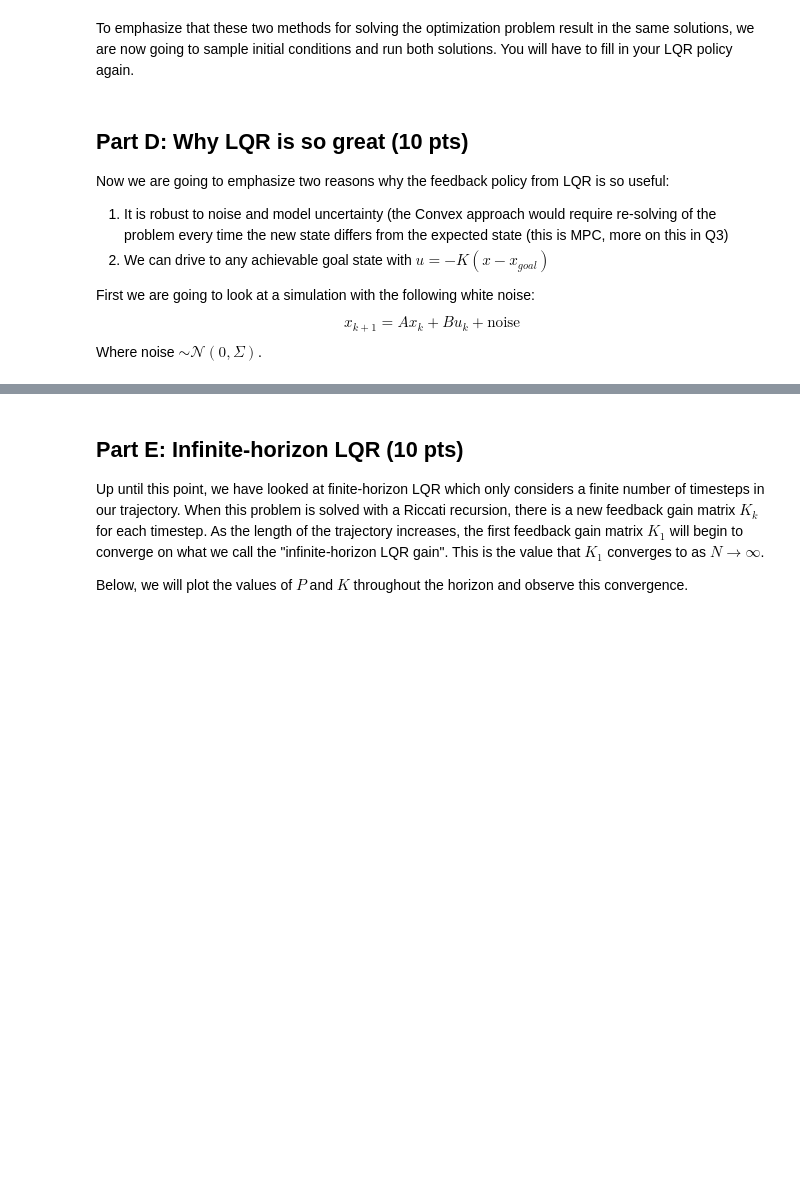
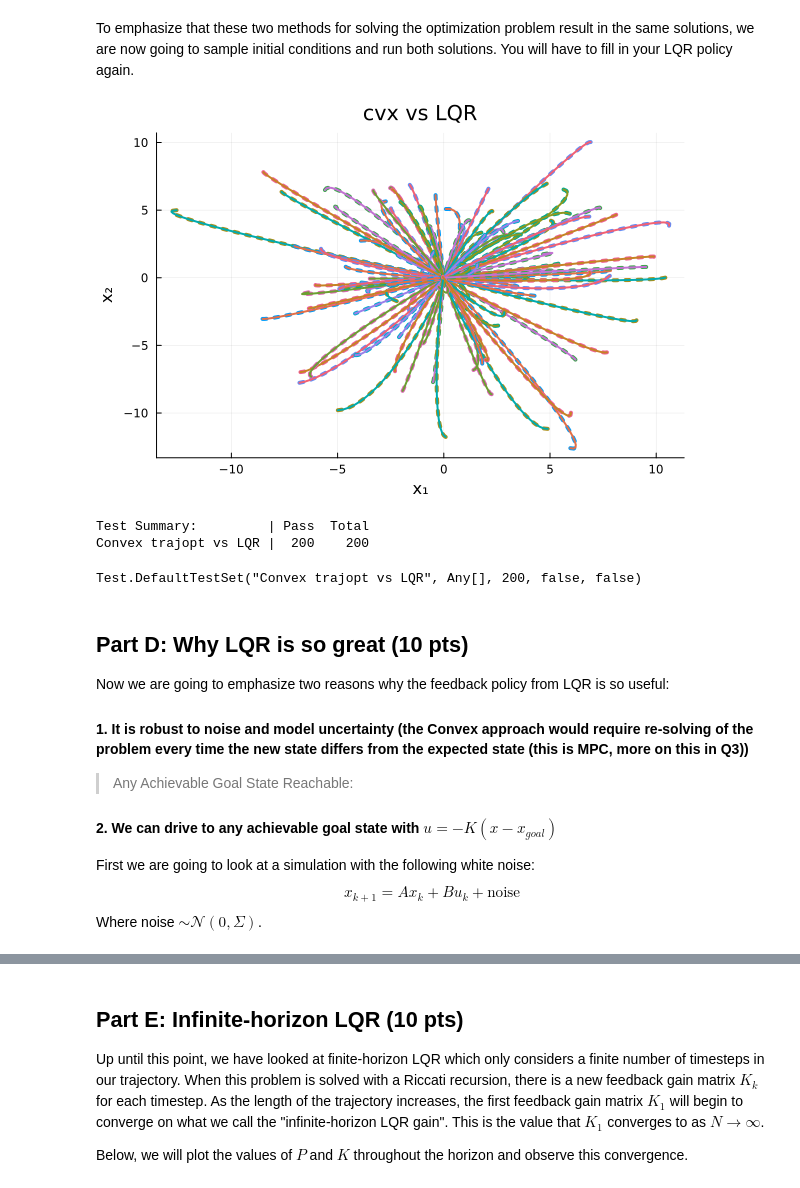
Before and after one commit to Guo-lab/16745-Optimal-Control-and-RL, a Jupyter notebook: HW2_S24-main/Q1.ipynb, the cells around one changed output, grey strips where cells are left out. Cells and saved outputs as stored; diff of their text form; code cells hidden in the pictures; blank space fills up the shorter version.

```diff
--- a/HW2_S24-main/Q1.ipynb
+++ b/HW2_S24-main/Q1.ipynb
@@ -389,7 +422,7 @@ end
 To emphasize that these two methods for solving the optimization problem result in the same solutions, we are now going to sample initial conditions and run both solutions. You will have to fill in your LQR policy again.
 # %%
 using Random: Random
-Random.seed!(1)
+Random.seed!(3)
 @testset "Convex trajopt vs LQR" begin
 
 	# problem stuff
@@ -405,44 +438,54 @@ Random.seed!(1)
 
 
 	plot()
-	for ic_iter ∈ 1:20
+	for ic_iter ∈ 1:100
 		x0 = [5 * randn(2); 1 * randn(2)]
 		# solve for X_{1:N}, U_{1:N-1} with convex optimization
 		Xcvx, Ucvx = convex_trajopt(A, B, Q, R, Qf, N, x0; verbose = false)
 		P, K = fhlqr(A, B, Q, R, Qf, N)
 		Xsim_cvx = [zeros(nx) for i ∈ 1:N]
 		Xsim_cvx[1] = 1 * x0
 		Xsim_lqr = [zeros(nx) for i ∈ 1:N]
 		Xsim_lqr[1] = 1 * x0
 		for i ∈ 1:N-1
 			# simulate cvx control
 			Xsim_cvx[i+1] = A * Xsim_cvx[i] + B * Ucvx[i]
 
 			# TODO: use your FHLQR control gains K to calculate u_lqr
 			# simulate lqr control
 			u_lqr = zeros(2)
+			if i < N
+				u_lqr = -K[i] * Xsim_lqr[i]
+			end
 			Xsim_lqr[i+1] = A * Xsim_lqr[i] + B * u_lqr
 		end
 
 		@test 1e-13 < norm(Xsim_lqr[end] - Xsim_cvx[end]) < 1e-3
 		@test 1e-13 < maximum(norm.(Xsim_lqr - Xsim_cvx)) < 1e-3
 
 		# ------------------------plotting--------------------------
 		X1m = mat_from_vec(Xsim_cvx)
 		X2m = mat_from_vec(Xsim_lqr)
 		plot!(X2m[1, :], X2m[2, :], label = "", lw = 4, ls = :dot)
 		plot!(X1m[1, :], X1m[2, :], label = "", lw = 2)
 	end
 	display(plot!(title = "cvx vs LQR", ylabel = "x₂", xlabel = "x₁"))
 
 end
+# %% [output]
+[figure, added]
+Test Summary:         | Pass  Total
+Convex trajopt vs LQR |  200    200
+Test.DefaultTestSet("Convex trajopt vs LQR", Any[], 200, false, false)
 # %% [markdown]
 ## Part D: Why LQR is so great (10 pts)
 
 Now we are going to emphasize two reasons why the feedback policy from LQR is so useful:
 
-1. It is robust to noise and model uncertainty (the Convex approach would require re-solving of the problem every time the new state differs from the expected state (this is MPC, more on this in Q3)
-2. We can drive to any achievable goal state with $u = -K(x - x_{goal})$
+#### 1. It is robust to noise and model uncertainty (the Convex approach would require re-solving of the problem every time the new state differs from the expected state (this is MPC, more on this in Q3))
+> Any Achievable Goal State Reachable:
+#### 2. We can drive to any achievable goal state with $u = -K(x - x_{goal})$
+
 
 First we are going to look at a simulation with the following white noise:
 $$x_{k+1} = Ax_k + Bu_k + \text{noise}$$
```
Also changed, not shown: parts of 14 cells of this notebook.
